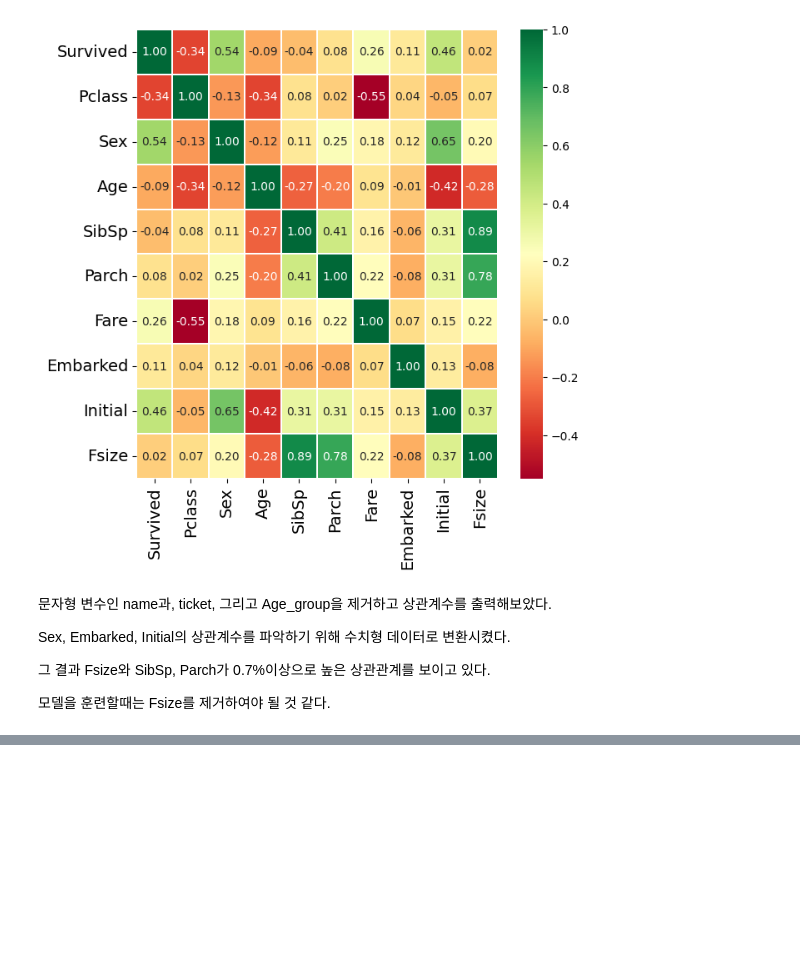
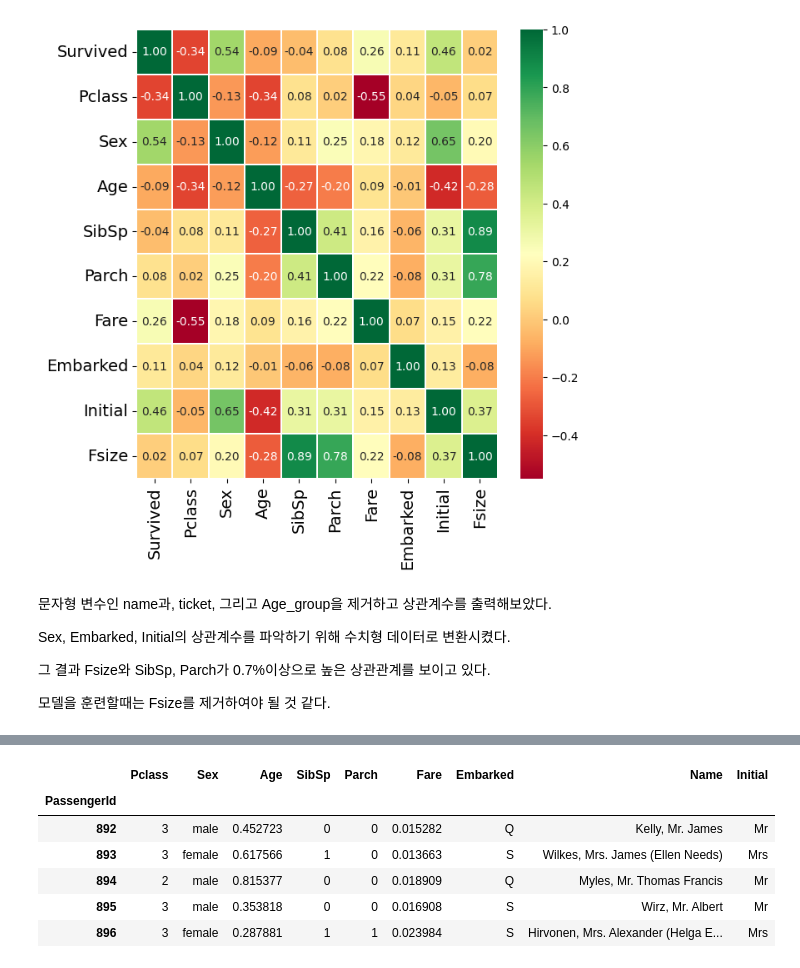
Before and after one commit to jungbin927/Titanic_project, a Jupyter notebook: Titanic_project_2020100381_JB.ipynb, the cells around one changed output, grey strips where cells are left out. Cells and saved outputs as stored; diff of their text form; code cells hidden in the pictures; blank space fills up the shorter version.

```diff
--- a/Titanic_project_2020100381_JB.ipynb
+++ b/Titanic_project_2020100381_JB.ipynb
@@ -1519,0 +1843,2 @@ AdaBoost 정확도 0.8226966292134831
+# %%
+test_df['Initial'] = test_df.Name.str.extract('([A-Za-z]+)\\.')
@@ -1519,0 +1852,3 @@ AdaBoost 정확도 0.8226966292134831
+# %%
+test_df['Initial']=test_df['Initial'].replace({'Ms': 'Miss','Dona': 'Mrs','Lady': 'Mrs','Countess': 'Mrs'})
+test_df['Initial']=test_df['Initial'].replace({'Dr': 'Mr', 'Col':'Mr','Rev':'Mr'})
@@ -1519,0 +1871,5 @@ AdaBoost 정확도 0.8226966292134831
+# %%
+test_df.loc[(test_df.Age.isnull())&(test_df.Initial=='Mr'),'Age']=32
+test_df.loc[(test_df.Age.isnull())&(test_df.Initial=='Mrs'),'Age']=39
+test_df.loc[(test_df.Age.isnull())&(test_df.Initial=='Master'),'Age']=7
+test_df.loc[(test_df.Age.isnull())&(test_df.Initial=='Miss'),'Age']=22
@@ -1519,0 +1887,5 @@ AdaBoost 정확도 0.8226966292134831
+# %%
+mean_fare_3rd_class = round(test_df[test_df['Pclass'] == 3]['Fare'].mean(), 2)
+test_df['Fare'] = test_df['Fare'].fillna(mean_fare_3rd_class)
+
+test_df[test_df["Fare"].isnull()]
@@ -1519,0 +1901,15 @@ AdaBoost 정확도 0.8226966292134831
+# %%
+columns_to_normalize = ['Age', 'Fare']
+scaler = MinMaxScaler()
+test_df[columns_to_normalize] = scaler.fit_transform(test_df[columns_to_normalize])
+
+
+test_df.head()
+# %% [output]
+|  | Pclass | Sex | Age | SibSp | Parch | Fare | Embarked | Name | Initial |
+| PassengerId |  |  |  |  |  |  |  |  |  |
+| 892 | 3 | male | 0.452723 | 0 | 0 | 0.015282 | Q | Kelly, Mr. James | Mr |
+| 893 | 3 | female | 0.617566 | 1 | 0 | 0.013663 | S | Wilkes, Mrs. James (Ellen Needs) | Mrs |
+| 894 | 2 | male | 0.815377 | 0 | 0 | 0.018909 | Q | Myles, Mr. Thomas Francis | Mr |
+| 895 | 3 | male | 0.353818 | 0 | 0 | 0.016908 | S | Wirz, Mr. Albert | Mr |
+| 896 | 3 | female | 0.287881 | 1 | 1 | 0.023984 | S | Hirvonen, Mrs. Alexander (Helga E... | Mrs |
```
Also changed, not shown: parts of 65 cells of this notebook, 2 other files.
